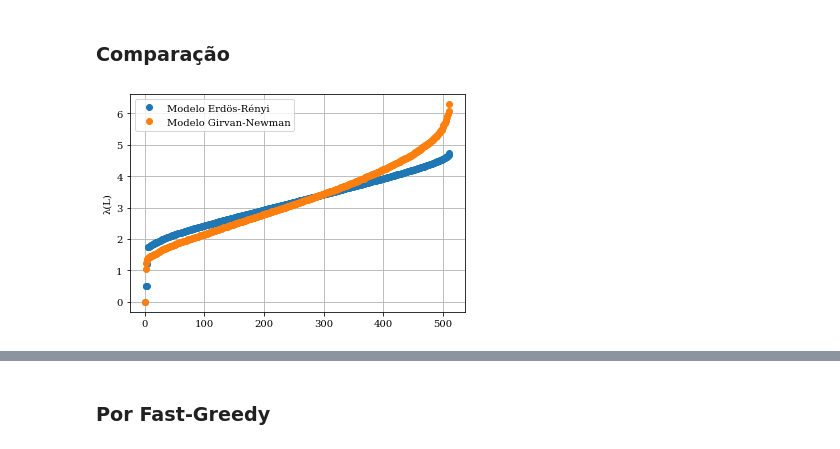
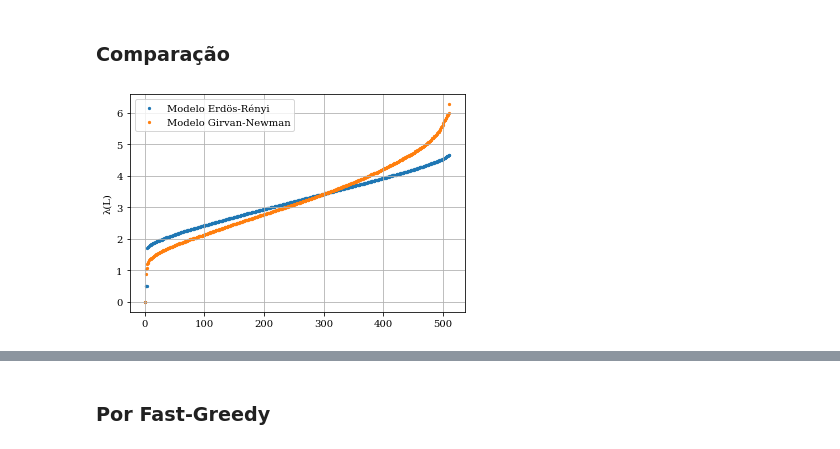
Before and after one commit to gitoso-College-Projects-ITA-2021/CT-236, a Jupyter notebook: Lab3/girvan-newman.ipynb, the cells around one changed output, grey strips where cells are left out. Saved outputs shown, nothing was run; the diff lists cells and outputs as text; code cells hidden in the pictures.

```diff
--- a/Lab3/girvan-newman.ipynb
+++ b/Lab3/girvan-newman.ipynb
@@ -422,7 +506,7 @@ while z_in < Z:
 
 for value in eig_values:
     idx = [*range(len(value))]
-    plt.plot(idx, value, 'o')
+    plt.scatter(idx, value, s=5)
 
 #plt.title("Coeficiente de agrupamento (CC) em função de n^(-3/4)")
 plt.ylabel("λ(L)")
@@ -494,7 +578,7 @@ while z_in < Z:
 
 for value in eig_values:
     idx = [*range(len(value))]
-    plt.plot(idx, value, 'o')
+    plt.scatter(idx, value, s=5)
 
 #plt.title("Coeficiente de agrupamento (CC) em função de n^(-3/4)")
 plt.ylabel("λ(L)")
@@ -569,7 +653,7 @@ for size in communities_sizes:
 
     idx = [*range(len(avg_w))]
     subtitles.append(str(len(size)) + ' comunidades de ' + str(size[0]) + ' elementos')
-    plt.plot(idx, avg_w, 'o')
+    plt.scatter(idx, avg_w, s=5)
 
 #plt.title("Coeficiente de agrupamento (CC) em função de n^(-3/4)")
 plt.ylabel("λ(L)")
@@ -630,7 +714,7 @@ for size in communities_sizes:
 
     idx = [*range(len(avg_w))]
     subtitles.append('2 comunidades de tamanhos ' + str(size[0]) + ' e ' + str(size[1]))
-    plt.plot(idx, avg_w, 'o')
+    plt.scatter(idx, avg_w, s=5)
 
 #plt.title("Coeficiente de agrupamento (CC) em função de n^(-3/4)")
 plt.ylabel("λ(L)")
@@ -687,36 +771,36 @@ for i in range(num_simulations):
     avg_fid_gn += w[1]
 
     a = np.array(L_er)
     w, v = np.linalg.eig(a)
     w.sort()
     avg_w_er += w
     avg_fid_er += w[1]
 
 # Calcula a média das simulações
 avg_w_gn = avg_w_gn / num_simulations
 avg_fid_gn = avg_fid_gn / num_simulations
 avg_w_er = avg_w_er / num_simulations
 avg_fid_er = avg_fid_er / num_simulations
 
 idx = [*range(len(avg_w_gn))]
 subtitles.append('Modelo Erdös-Rényi')
-plt.plot(idx, avg_w_gn, 'o')
+plt.scatter(idx, avg_w_gn, s=5)
 idx = [*range(len(avg_w_er))]
 subtitles.append('Modelo Girvan-Newman')
-plt.plot(idx, avg_w_er, 'o')
+plt.scatter(idx, avg_w_er, s=5)
 
 plt.ylabel("λ(L)")
 
 # Style
 plt.rcParams["font.family"] = "serif"
 plt.grid(True)
 plt.legend(subtitles)
 plt.title('')
 
 plt.savefig('plots/comparacao-er.png', dpi=400)
 plt.show()
 # %% [output]
-[figure, old version]
+[figure, new version]
 # %%
 print('Fiedler ER: ' + str(avg_fid_er))
 print('Fiedler GN: ' + str(avg_fid_gn))
```
Also changed, not shown: parts of 32 cells of this notebook, 23 other files.
